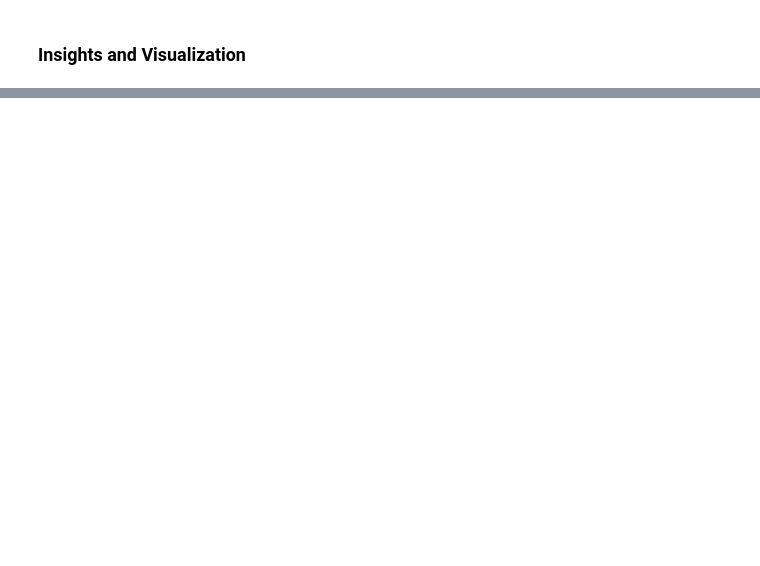
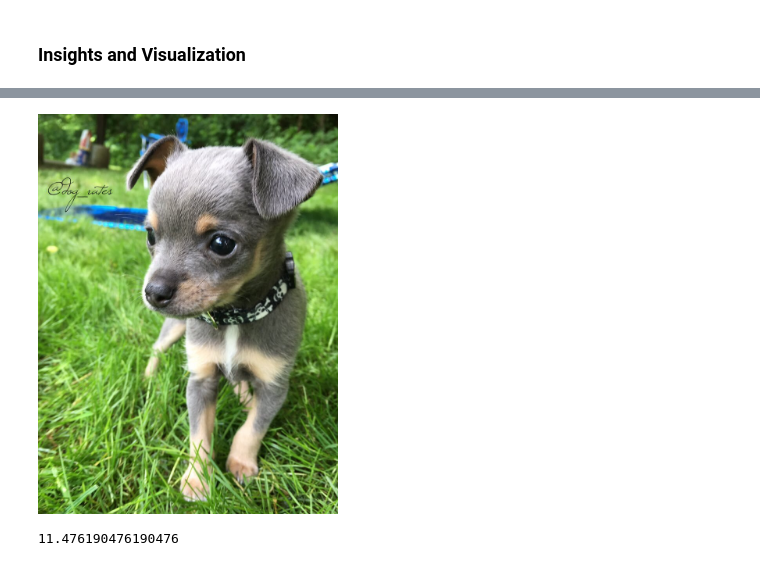
Before and after one commit to juliouribe/twitter-wrangling-project, a Jupyter notebook: wrangle_act.ipynb, the cells around one changed output, grey strips where cells are left out. Saved outputs shown, nothing was run; the diff lists cells and outputs as text; code cells hidden in the pictures; blank space fills up the shorter version.

```diff
--- a/wrangle_act.ipynb
+++ b/wrangle_act.ipynb
@@ -921,0 +939,12 @@ plt.hist(tweets_master.rating_numerator);
+# %%
+# dataset only with least favorite dog breed
+least_favorite = tweets_master.query("p1 == 'Chihuahua'")
+# picutre of a chihuahua
+Image(filename='chihuahua.jpg', width=300, height=300)
+# %% [output]
+[figure, added]
+# %%
+# average rating for my least favorite, Chihuahua
+least_favorite.rating_numerator.mean()
+# %% [output]
+11.476190476190476
```
Also changed, not shown: parts of 12 cells of this notebook.
